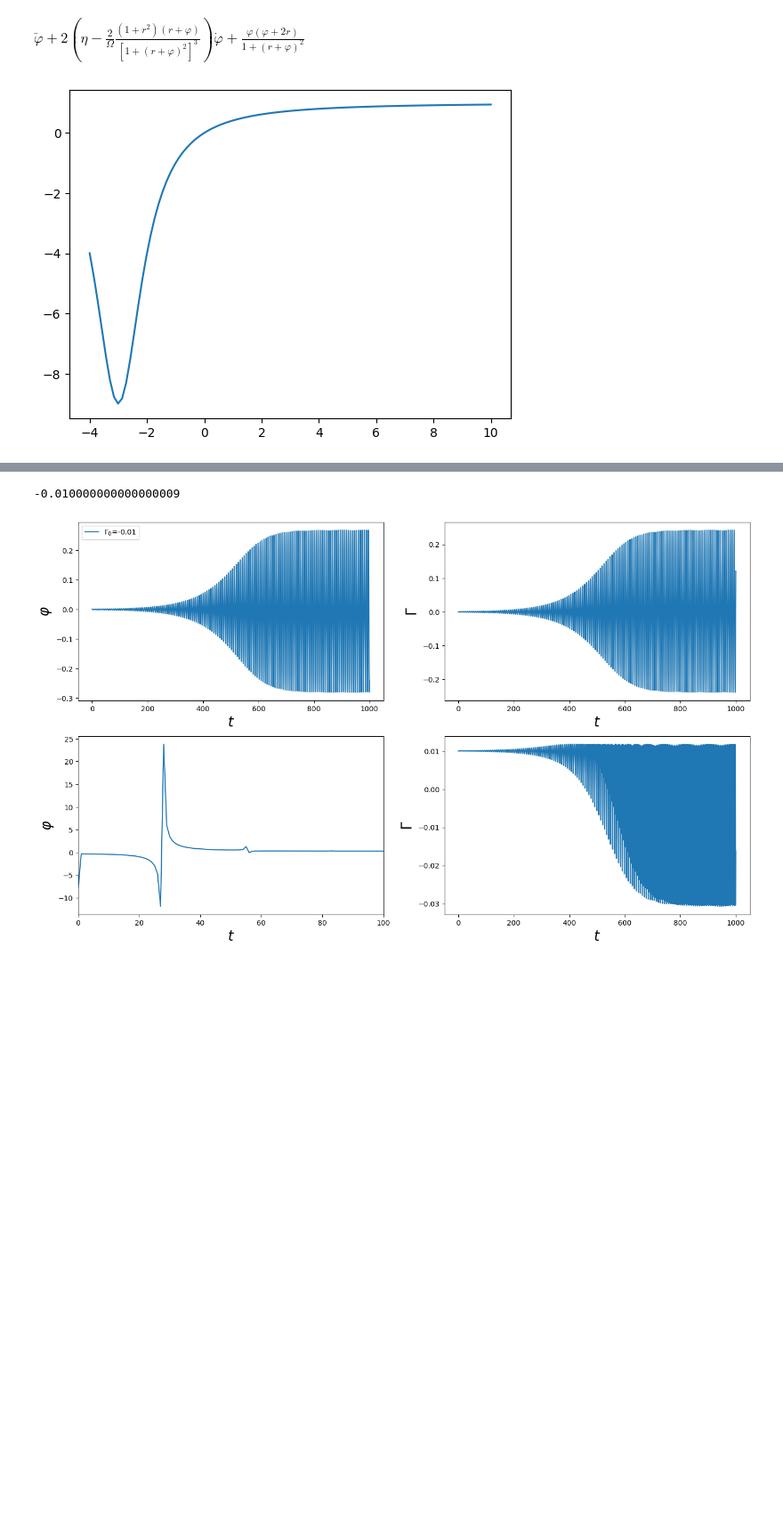
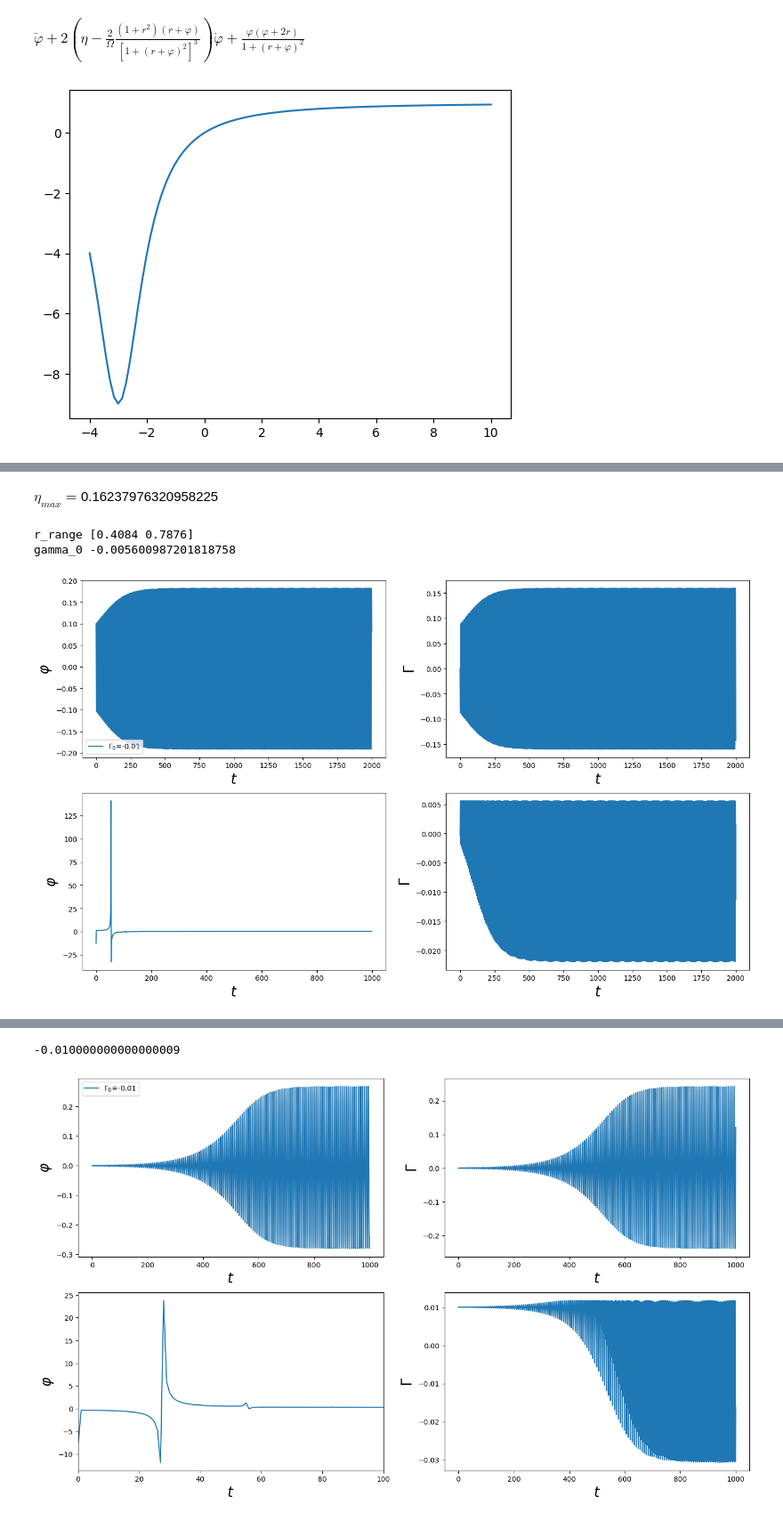
Before and after one commit to Satyamjha2/Optomechanics, a Jupyter notebook: levitating_mirror.ipynb, the cells around one changed output, grey strips where cells are left out. Shown at 89% size. Drawn from its saved outputs; the diff is of its cells as text; code cells hidden in the pictures; blank space fills up the shorter version.

```diff
--- a/levitating_mirror.ipynb
+++ b/levitating_mirror.ipynb
@@ -203,0 +234,68 @@ plt.show()
+# %%
+eta=0.15
+ohm=4e0
+r=0.45
+r_range=amplification_info(eta,ohm)
+print("r_range",r_range)
+if r<r_range[0] or r>r_range[1]:
+    print("r out of range, select r to be in amplification regime")
+gamma_0=eta-2*r/(ohm*(1+r**2)**2)
+print("gamma_0",gamma_0)
+
+tf=2e3              ### DO NOT increase this by a lot
+phi_0,phi_d_0=1e-1,0
+E0=phi_0*(phi_0+2*r)/(1+(r+phi_0)**2)
+#print(E0)
+psi_0=np.array([phi_0,phi_d_0])
+
+N_step=1000*10
+param_list=[ohm,r,eta,1]
+zz,t=evolve(psi_0,tf,param_list,N_step)
+fig, axs = plt.subplots(2, 2,figsize=(17,10))
+
+axs[0,0].plot(t,zz[0],label="$\Gamma_0$={0}".format(np.round(gamma_0,2)))
+# axs[0,0].set_ylim([-1e-3,1e-3])
+axs[0,0].set_ylabel("$\\varphi$",fontsize=20)
+axs[0,0].set_xlabel('$t$',fontsize=20)
+#axs[0,0].set_xlim([1990,2000])
+axs[0,0].legend(loc='best')
+# axs[1].plot(np.fft.fft(zz)[:N_step//2])
+# axs[1].set_ylabel("$\\tilde{\\varphi}[\omega]$",fontsize=20)
+# axs[1].set_xlabel('$\omega$',fontsize=20)
+
+# axs[0,1].plot(t,-(eta-(2*(1+r**2)*(r+zz))/(ohm*(1+(r+zz)**2)**3)))
+
+axs[0,1].plot(t,zz[1])
+axs[0,1].set_ylabel("$\Gamma$",fontsize=20)
+axs[0,1].set_xlabel('$t$',fontsize=20)
+
+# param_list=[ohm,r,eta,0]
+# zz1,t=evolve(psi_0,tf,param_list,N_step)
+
+# axs[1,0].plot(t,zz[0])
+f_range=[4*N_step//5,N_step]
+#f_range=[N_step//2,N_step]
+
+omega_list=np.arange((f_range[1]-f_range[0])//2)
+
+axs[1,0].plot(omega_list,np.fft.fft(zz[0][f_range[0]:f_range[1]])[:(f_range[1]-f_range[0])//2])
+# axs[1,0].set_xlim([100,200])
+#axs[1,0].set_xlim([0,100])
+
+axs[1,0].set_ylabel("$\\varphi$",fontsize=20)
+axs[1,0].set_xlabel('$t$',fontsize=20)
+
+# axs[1].plot(np.fft.fft(zz)[:N_step//2])
+# axs[1].set_ylabel("$\\tilde{\\varphi}[\omega]$",fontsize=20)
+# axs[1].set_xlabel('$\omega$',fontsize=20)
+
+axs[1,1].plot(t,-(eta-(2*(1+r**2)*(r+zz[0]))/(ohm*(1+(r+zz[0])**2)**3)))
+axs[1,1].set_ylabel("$\Gamma$",fontsize=20)
+axs[1,1].set_xlabel('$t$',fontsize=20)
+
+plt.show()
+# %% [output]
+$\eta_{max}=$0.16237976320958225
+r_range [0.4084 0.7876]
+gamma_0 -0.005600987201818758
+[figure, added]
```
Also changed, not shown: parts of 9 cells of this notebook.
